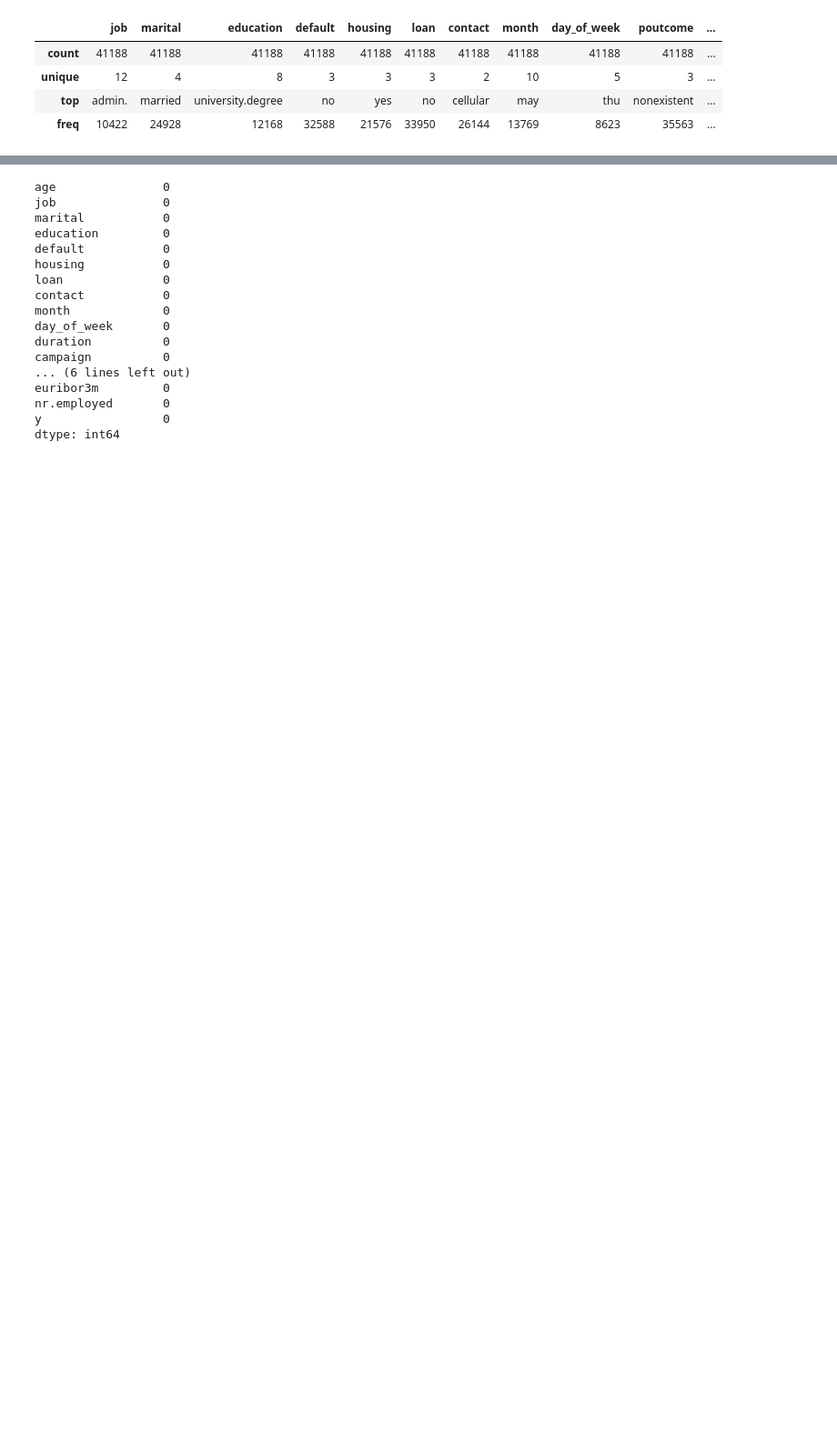
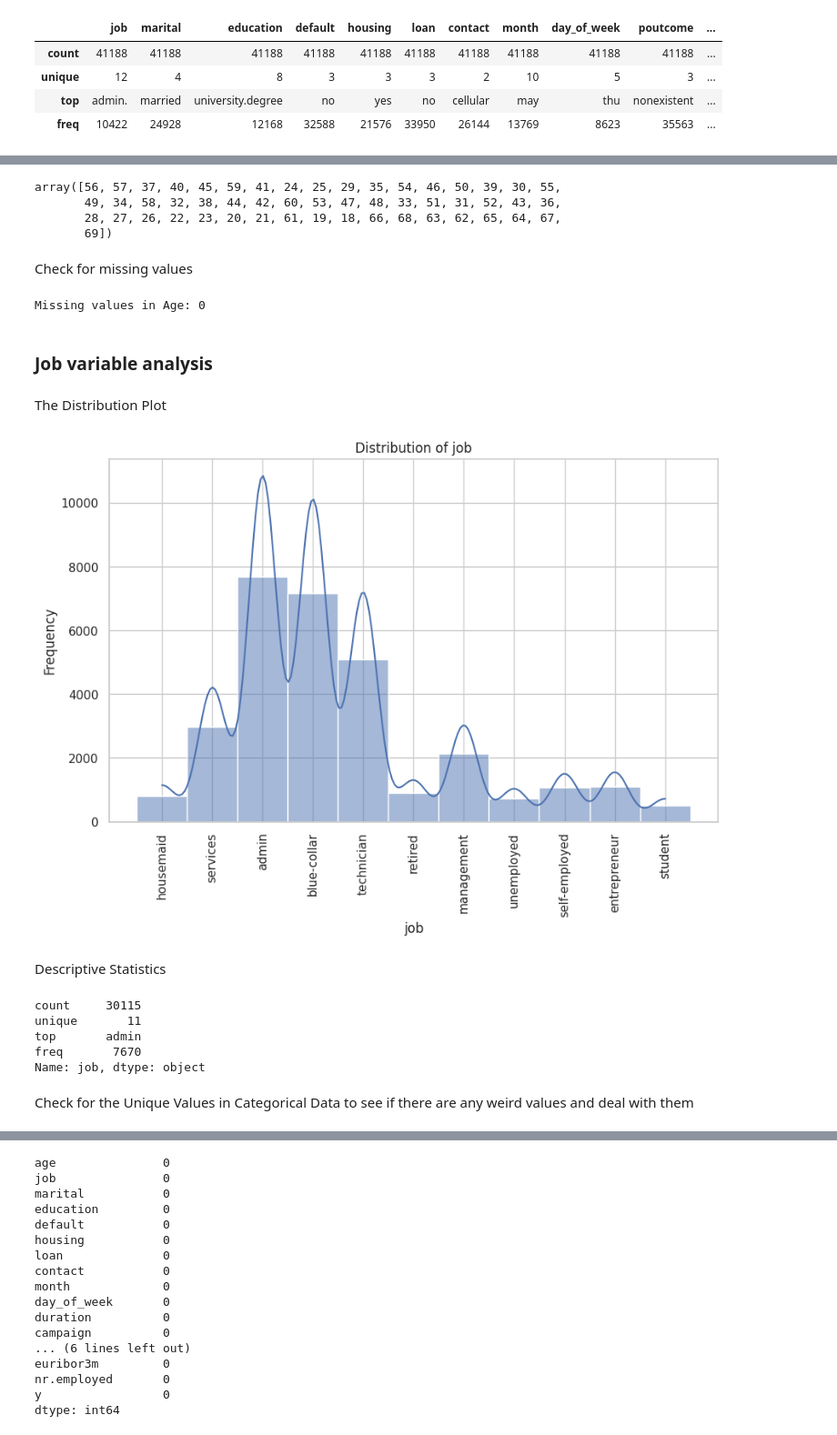
Before and after one commit to NodiraTillayeva/Data-Science-Roadmap, a Jupyter notebook: EPAM_1.ipynb, the cells around one changed output, grey strips where cells are left out. Shown at 91% size. Saved outputs shown, nothing was run; the diff lists cells and outputs as text; code cells hidden in the pictures; blank space fills up the shorter version.

```diff
--- a/EPAM_1.ipynb
+++ b/EPAM_1.ipynb
@@ -72,0 +111,41 @@ plt.tight_layout(pad=1.0)
+# %%
+data[check_variable].unique()
+# %% [output]
+array([56, 57, 37, 40, 45, 59, 41, 24, 25, 29, 35, 54, 46, 50, 39, 30, 55,
+       49, 34, 58, 32, 38, 44, 42, 60, 53, 47, 48, 33, 51, 31, 52, 43, 36,
+       28, 27, 26, 22, 23, 20, 21, 61, 19, 18, 66, 68, 63, 62, 65, 64, 67,
+       69])
+# %% [markdown]
+Check for missing values
+# %%
+missing_age = data['age'].isnull().sum()
+print(f"Missing values in Age: {missing_age}")
+# %% [output]
+Missing values in Age: 0
+# %% [markdown]
+### **Job** variable analysis
+# %%
+check_variable="job"
+# %% [markdown]
+The Distribution Plot
+# %%
+sns.histplot(data[check_variable], kde=True)
+plt.title('Distribution of '+check_variable)
+plt.xlabel(check_variable)
+plt.ylabel('Frequency')
+plt.xticks(rotation=90)
+plt.show()
+# %% [output]
+[figure, added]
+# %% [markdown]
+Descriptive Statistics
+# %%
+print(data[check_variable].describe())
+# %% [output]
+count     30115
+unique       11
+top       admin
+freq       7670
+Name: job, dtype: object
+# %% [markdown]
+Check for the Unique Values in Categorical Data to see if there are any weird values and deal with them
```
Also changed, not shown: parts of 78 cells of this notebook.
